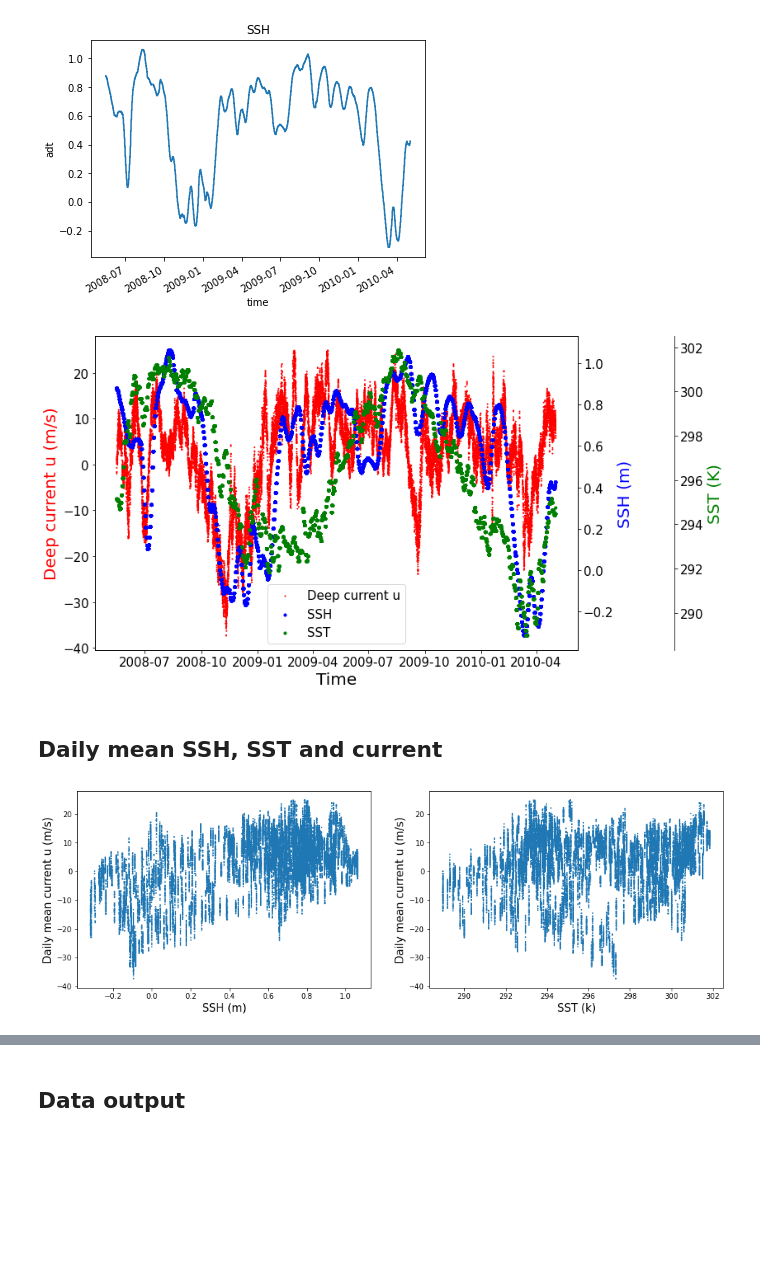
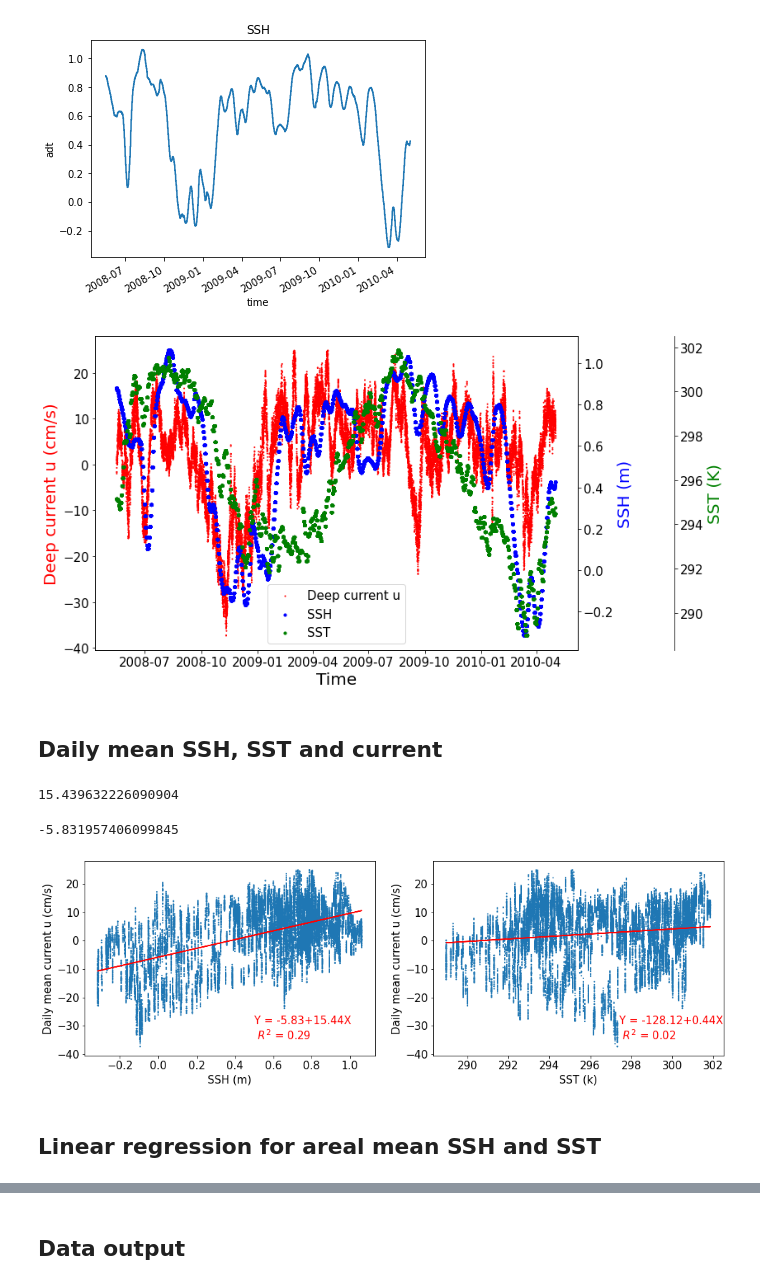
Before and after one commit to oceanhackweek/ohw21-proj-deep-currents, a Jupyter notebook: notebooks/data_analysis.ipynb, the cells around one changed output, grey strips where cells are left out. Cells and saved outputs as stored; diff of their text form; code cells hidden in the pictures; blank space fills up the shorter version.

Commit message:
fix current name as uv, and add linear regression of SSH and SST vs. current

```diff
--- a/notebooks/data_analysis.ipynb
+++ b/notebooks/data_analysis.ipynb
@@ -240,7 +227,7 @@ Text(0.5, 1.0, 'SSH')
 fig, ax = plt.subplots()
 fig.subplots_adjust(right=0.75)
 fig.set_size_inches(13, 7)
-s = [1]*len(current.time) # markersize
+s = [1]*len(uv.time) # markersize
 s1 = [10]*len(ssh.time)
 s2 = [10]*len(sst.time)
 
@@ -248,7 +235,7 @@ twin1 = ax.twinx()
 twin2 = ax.twinx()
 twin2.spines.right.set_position(("axes", 1.2)) # Offset the right spine of twin2
 
-p1 = ax.scatter(current.time.values, current.UCUR.sel(depth=2000, method='nearest'), s=s,\
+p1 = ax.scatter(uv.time.values, uv.UCUR.sel(depth=2000, method='nearest'), s=s,\
               color='r', label="Deep current u")
 p2 = twin1.scatter(ssh.time.values, ssh.mean(dim={'latitude', 'longitude'}).adt, s=s1,\
                  color='b', label="SSH")
@@ -256,7 +243,7 @@ p3 = twin2.scatter(sst.time.values, sst.mean(dim={'latitude', 'longitude'}).anal
                  color="g", label="SST")
 
 ax.set_xlabel("Time", color='k', fontsize=20)
-ax.set_ylabel("Deep current u (m/s)", color='r', fontsize=20)
+ax.set_ylabel("Deep current u (cm/s)", color='r', fontsize=20)
 twin1.set_ylabel("SSH (m)", color='b', fontsize=20)
 twin2.set_ylabel("SST (K)", color='g', fontsize=20)
 
@@ -269,28 +256,51 @@ twin2.tick_params(axis='y', labelsize=15)
 
 plt.show()
 # %% [output]
-[figure, old version]
+[figure, new version]
 # %% [markdown]
 ## Daily mean SSH, SST and current
 # %%
-current = current.sel(time=uv.time,method='nearest')
+uv = uv.sel(time=uv.time,method='nearest')
+# %%
+m
+# %% [output]
+15.439632226090904
+# %%
+b
+# %% [output]
+-5.831957406099845
 # %%
 fig1, ax = plt.subplots(1,2)
 fig1.set_size_inches(16, 5)
 
-y = current.UCUR.sel(depth=2000, method='nearest').values
+y = uv.UCUR.sel(depth=2000, method='nearest').values
 x = ssh.adt.mean(dim={'latitude', 'longitude'}).values
 x1 = sst.analysed_sst.mean(dim={'latitude', 'longitude'}).values
 
-ms = [1]*len(current.time)
+m, b = np.polyfit(x, y, 1)
+m1, b1 = np.polyfit(x1, y, 1)
+ax[0].plot(x, m*x+b, 'r')
+ax[1].plot(x1, m1*x1+b1, 'r')
+
+ms = [1]*len(uv.time)
 ax[0].scatter(x, y, s=ms)
 ax[1].scatter(x1, y, s=ms)
 
-ax[0].set_ylabel('Daily mean current u (m/s)', fontsize=15)
+ax[0].set_ylabel('Daily mean current u (cm/s)', fontsize=15)
 ax[0].set_xlabel('SSH (m)', fontsize=15)
-ax[1].set_ylabel('Daily mean current u (m/s)', fontsize=15)
+ax[1].set_ylabel('Daily mean current u (cm/s)', fontsize=15)
 ax[1].set_xlabel('SST (k)', fontsize=15)
 
+ax[0].tick_params(axis='x', labelsize=15)
+ax[0].tick_params(axis='y', labelsize=15)
+ax[1].tick_params(axis='x', labelsize=15)
+ax[1].tick_params(axis='y', labelsize=15)
+
+ax[0].text(0.5, -35, 'Y = -5.83+15.44X\n $R^2$ = 0.29', fontsize=15, color='r')
+ax[1].text(297.4, -35, 'Y = -128.12+0.44X\n $R^2$ = 0.02', fontsize=15, color='r')
+
 plt.show()
 # %% [output]
-[figure, old version]
+[figure, new version]
+# %% [markdown]
+## Linear regression for areal mean SSH and SST
```
Also changed, not shown: parts of 8 cells of this notebook.
